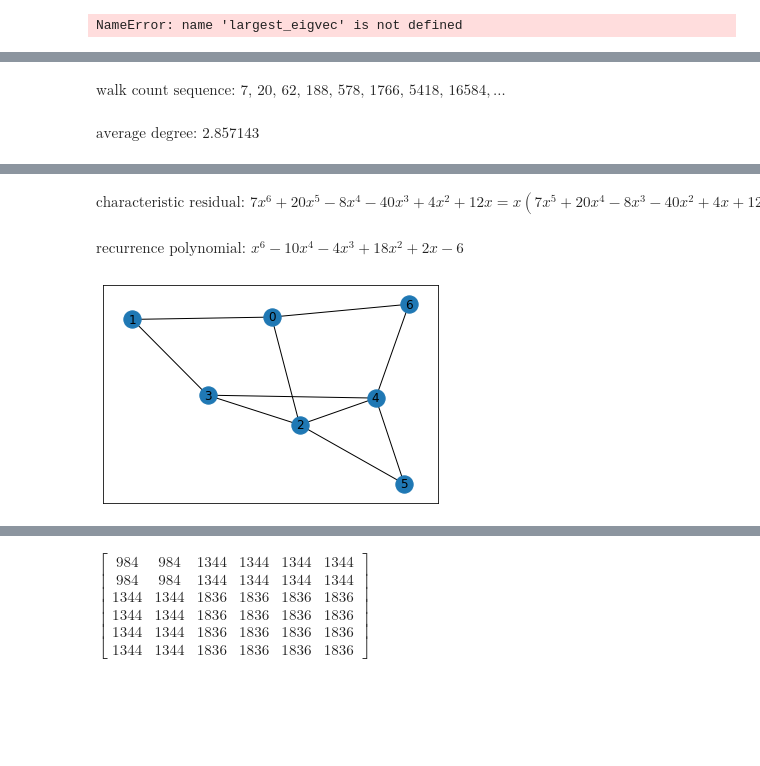
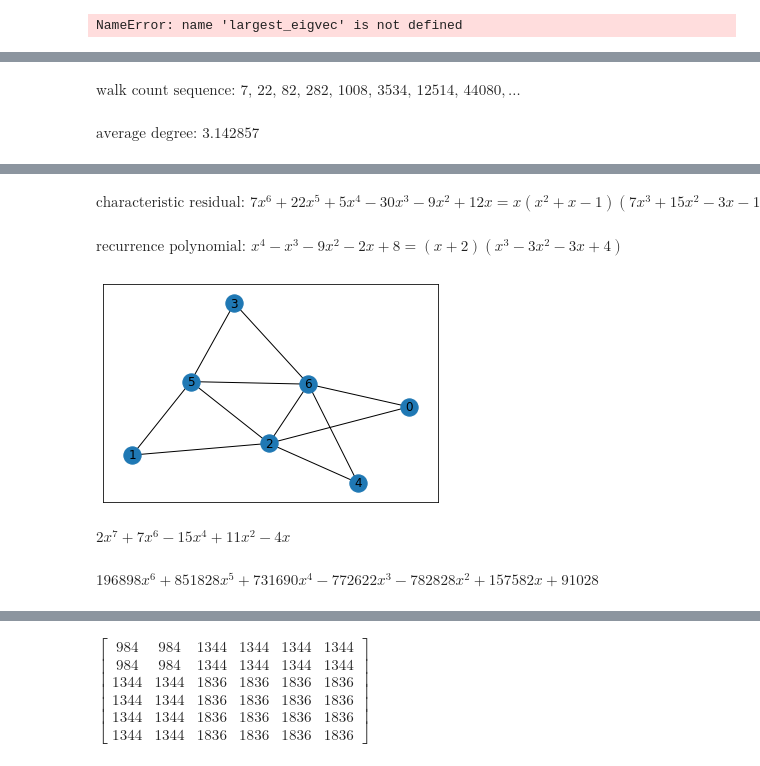
Before and after one commit to 2648624853197913/RecurrencePoly, a Jupyter notebook: graphPolynomials.ipynb, the cells around one changed output, grey strips where cells are left out. Saved outputs shown, nothing was run; the diff lists cells and outputs as text; code cells hidden in the pictures; blank space fills up the shorter version.

```diff
--- a/graphPolynomials.ipynb
+++ b/graphPolynomials.ipynb
@@ -1137,7 +1109,8 @@ def delta_coeffs(g, k, already_computed=None):
     for ind in delta_indices(k):
         yield (-1)**sum(ind) * delta(g, ind, already_computed=already_computed)
 # %%
-g = remove_isolated(random_graph(7,0.6))
+n=7
+g = remove_isolated(random_graph(n,0.6))
 #g = union(circle(4),circle(3))
 x=sp.symbols("x")
 cp = g.charpoly(x=x).as_expr()
@@ -1145,5 +1118,5 @@ residuals = sp.Matrix([[residual(g, cp, x=x, v=e_(g.shape[0],i), w=e_(g.shape[0]
 residuals_expand = sp.Matrix([[residual(g, cp, x=x, v=e_(g.shape[0],i), w=e_(g.shape[0],j)).expand() for i in range(g.shape[0])] for j in range(g.shape[0])])
 analyze(g, draw_method=nx.draw_networkx)
 # %% [output]
-$\displaystyle \text{walk count sequence: 7, 20, 62, 188, 578, 1766, 5418, 16584}, \ldots$
+$\displaystyle \text{walk count sequence: 7, 22, 82, 282, 1008, 3534, 12514, 44080}, \ldots$
-$\displaystyle \text{average degree: }2.857143$
+$\displaystyle \text{average degree: }3.142857$
@@ -1151,3 +1124,17 @@ $\displaystyle \text{characteristic polynomial: }x^{7} - 10 x^{5} - 4 x^{4} + 18
-$\displaystyle \text{characteristic residual: }7 x^{6} + 20 x^{5} - 8 x^{4} - 40 x^{3} + 4 x^{2} + 12 x = x \left(7 x^{5} + 20 x^{4} - 8 x^{3} - 40 x^{2} + 4 x + 12\right)$
+$\displaystyle \text{characteristic residual: }7 x^{6} + 22 x^{5} + 5 x^{4} - 30 x^{3} - 9 x^{2} + 12 x = x \left(x^{2} + x - 1\right) \left(7 x^{3} + 15 x^{2} - 3 x - 12\right)$
-$\displaystyle \text{recurrence polynomial: }x^{6} - 10 x^{4} - 4 x^{3} + 18 x^{2} + 2 x - 6$
+$\displaystyle \text{recurrence polynomial: }x^{4} - x^{3} - 9 x^{2} - 2 x + 8 = \left(x + 2\right) \left(x^{3} - 3 x^{2} - 3 x + 4\right)$
-[figure, old version]
+[figure, new version]
+# %%
+(-1)**(n+1)*cp - complement(g).charpoly(x).as_expr().subs(x,-1-x).expand()
+# %% [output]
+$\displaystyle 2 x^{7} + 7 x^{6} - 15 x^{4} + 11 x^{2} - 4 x$
+# %%
+nodes1 = sp.ones(n,1)
+nodes2 = g**n*nodes1
+res = 0*x**0
+for i in range(n):
+    for j in range(n):
+        res += nodes1[i] * nodes2[j] * residuals[i,j]
+display(res.expand())
+# %% [output]
+$\displaystyle 196898 x^{6} + 851828 x^{5} + 731690 x^{4} - 772622 x^{3} - 782828 x^{2} + 157582 x + 91028$
```
Also changed, not shown: parts of 11 cells of this notebook, 4 other files.
